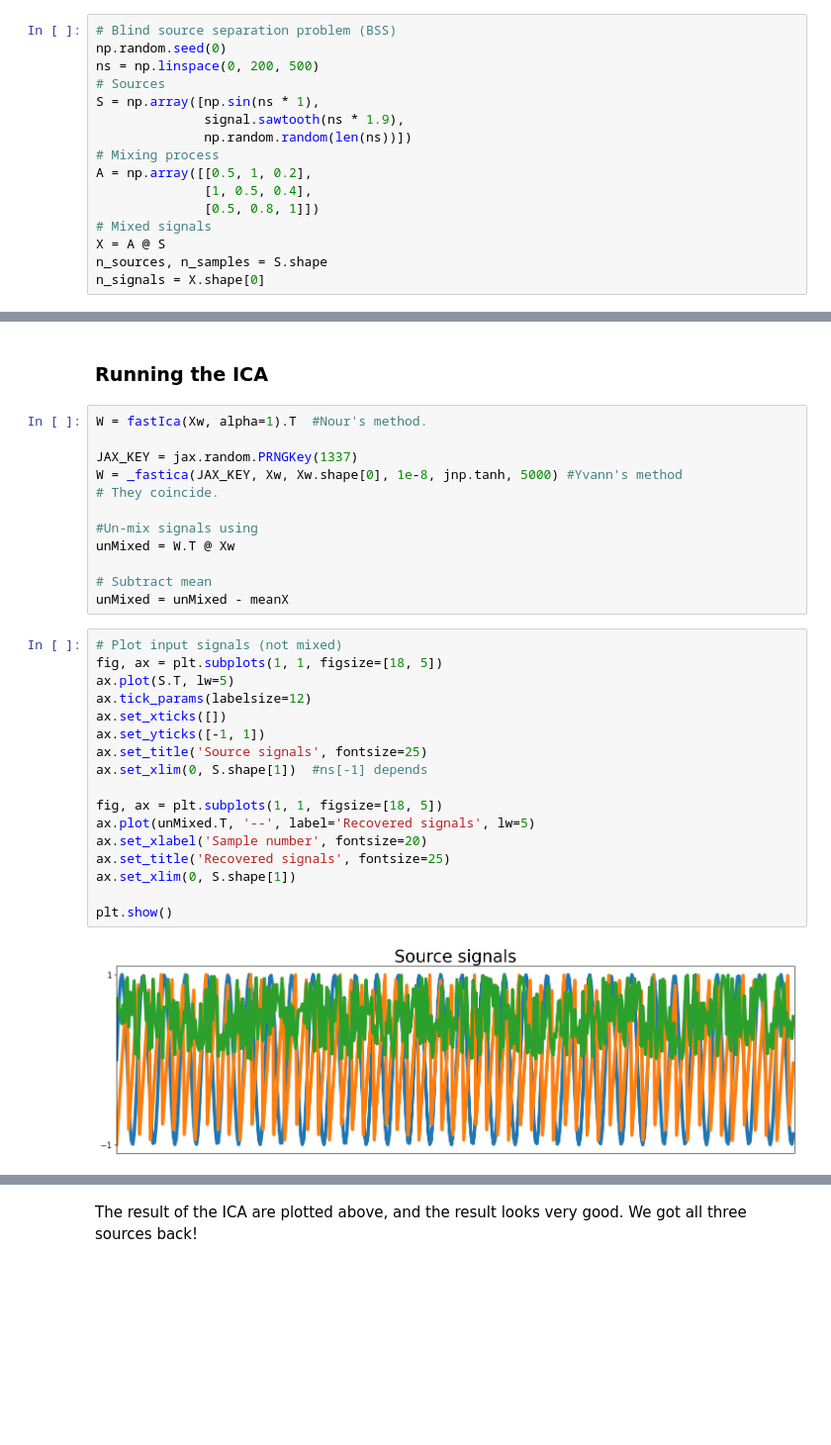
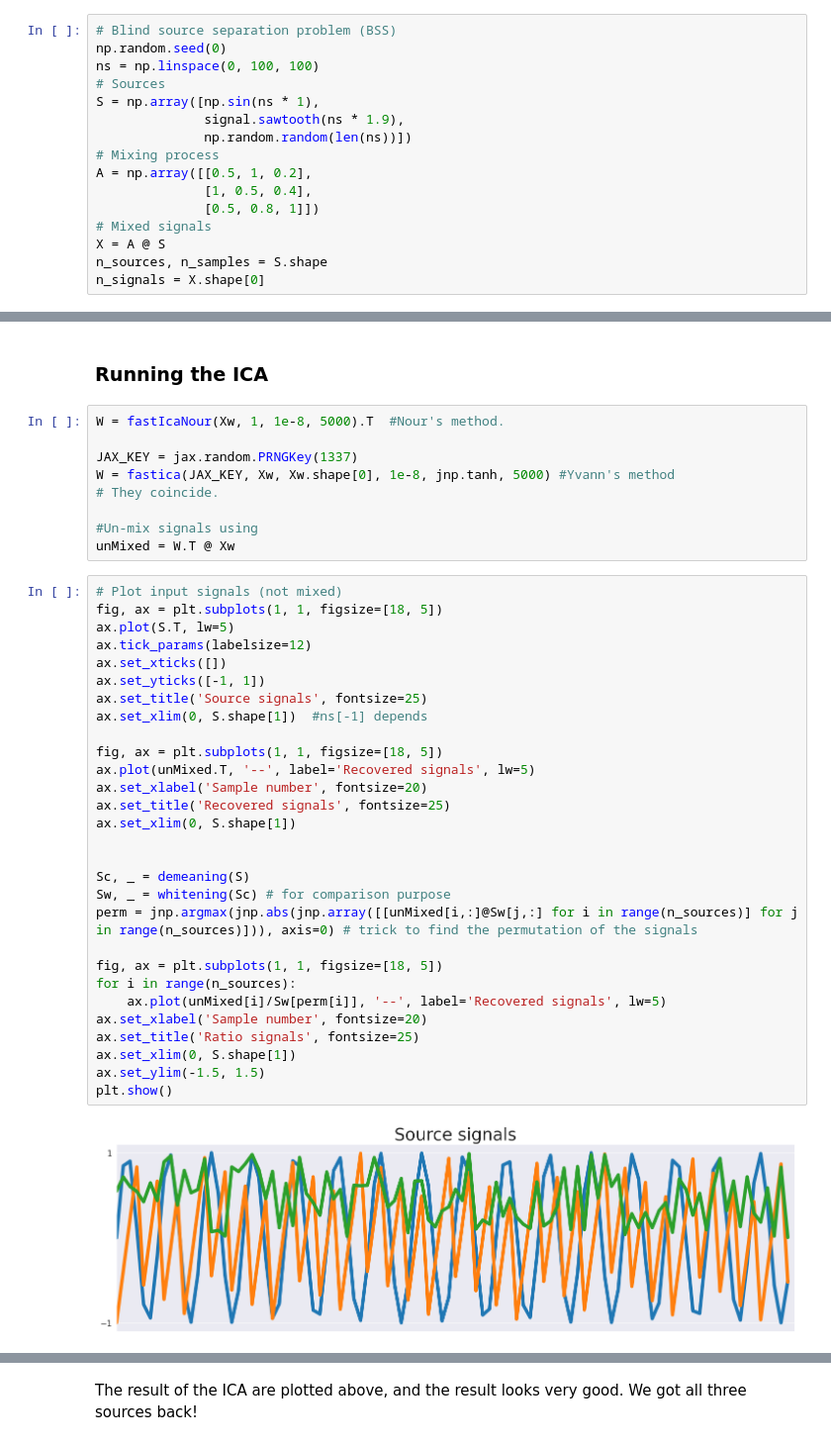
Before and after one commit to ylefay/independent_component_analysis, a Jupyter notebook: notebooks/fastica.ipynb, the cells around one changed output, grey strips where cells are left out. Shown at 99% size. Saved outputs shown, nothing was run; the diff lists cells and outputs as text; blank space fills up the shorter version.

```diff
--- a/notebooks/fastica.ipynb
+++ b/notebooks/fastica.ipynb
@@ -8,7 +8,7 @@ import jax
 # %%
 # Blind source separation problem (BSS)
 np.random.seed(0)
-ns = np.linspace(0, 200, 500)
+ns = np.linspace(0, 100, 100)
 # Sources
 S = np.array([np.sin(ns * 1),
               signal.sawtooth(ns * 1.9),
@@ -190,33 +181,42 @@ print(np.round(np.cov(Xw)))
 # %% [markdown]
 ### Running the ICA
 # %%
-W = fastIca(Xw, alpha=1).T  #Nour's method.
+W = fastIcaNour(Xw, 1, 1e-8, 5000).T  #Nour's method.
 
 JAX_KEY = jax.random.PRNGKey(1337)
-W = _fastica(JAX_KEY, Xw, Xw.shape[0], 1e-8, jnp.tanh, 5000) #Yvann's method
+W = fastica(JAX_KEY, Xw, Xw.shape[0], 1e-8, jnp.tanh, 5000) #Yvann's method
 # They coincide.
 
 #Un-mix signals using
 unMixed = W.T @ Xw
-
-# Subtract mean
-unMixed = unMixed - meanX
 # %%
 # Plot input signals (not mixed)
 fig, ax = plt.subplots(1, 1, figsize=[18, 5])
 ax.plot(S.T, lw=5)
 ax.tick_params(labelsize=12)
 ax.set_xticks([])
 ax.set_yticks([-1, 1])
 ax.set_title('Source signals', fontsize=25)
 ax.set_xlim(0, S.shape[1])  #ns[-1] depends
 
 fig, ax = plt.subplots(1, 1, figsize=[18, 5])
 ax.plot(unMixed.T, '--', label='Recovered signals', lw=5)
 ax.set_xlabel('Sample number', fontsize=20)
 ax.set_title('Recovered signals', fontsize=25)
 ax.set_xlim(0, S.shape[1])
 
+
+Sc, _ = demeaning(S)
+Sw, _ = whitening(Sc) # for comparison purpose
+perm = jnp.argmax(jnp.abs(jnp.array([[unMixed[i,:]@Sw[j,:] for i in range(n_sources)] for j in range(n_sources)])), axis=0) # trick to find the permutation of the signals
+
+fig, ax = plt.subplots(1, 1, figsize=[18, 5])
+for i in range(n_sources):
+    ax.plot(unMixed[i]/Sw[perm[i]], '--', label='Recovered signals', lw=5)
+ax.set_xlabel('Sample number', fontsize=20)
+ax.set_title('Ratio signals', fontsize=25)
+ax.set_xlim(0, S.shape[1])
+ax.set_ylim(-1.5, 1.5)
 plt.show()
 # %% [output]
-[figure, old version]
+[figure, new version]
```
Also changed, not shown: parts of 6 cells of this notebook, 6 other files.
